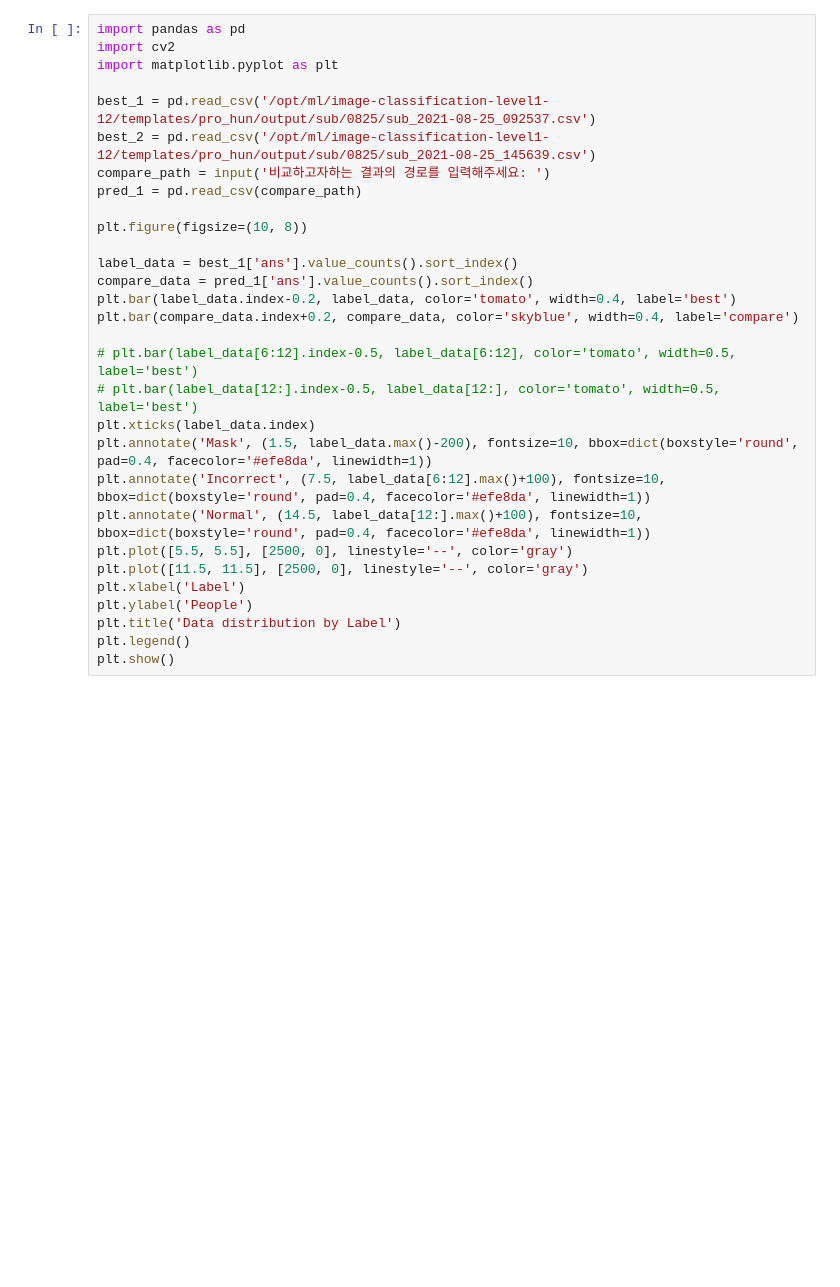
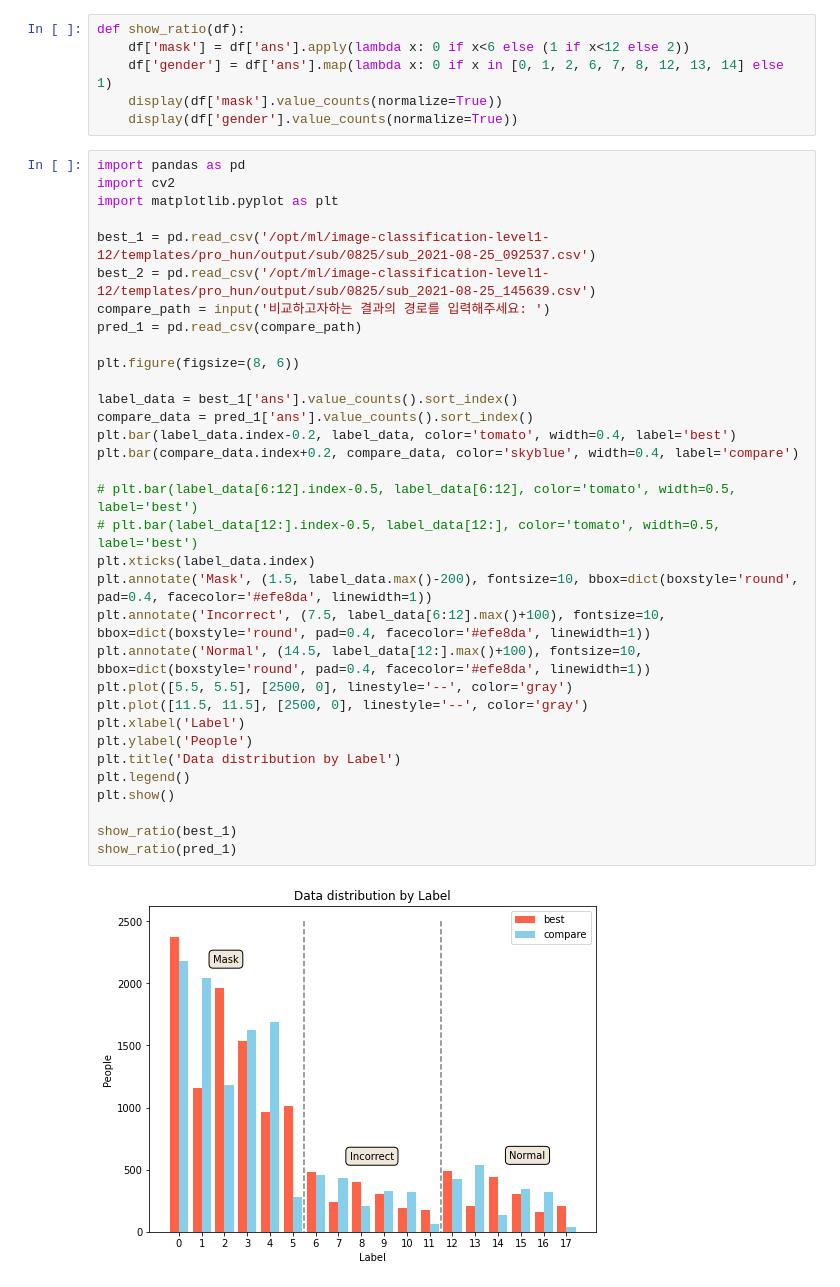
Before and after one commit to boostcampaitech2/image-classification-level1-12, a Jupyter notebook: templates/pro_hun/experiment/model_test.ipynb, the cells around one changed output. Cells and saved outputs as stored; diff of their text form; blank space fills up the shorter version.

Commit message:
ratio compare

```diff
--- a/templates/pro_hun/experiment/model_test.ipynb
+++ b/templates/pro_hun/experiment/model_test.ipynb
@@ -1,31 +1,41 @@
+# %%
+def show_ratio(df):
+	df['mask'] = df['ans'].apply(lambda x: 0 if x<6 else (1 if x<12 else 2))
+	df['gender'] = df['ans'].map(lambda x: 0 if x in [0, 1, 2, 6, 7, 8, 12, 13, 14] else 1)
+	display(df['mask'].value_counts(normalize=True))
+	display(df['gender'].value_counts(normalize=True))
 # %%
 import pandas as pd
 import cv2
 import matplotlib.pyplot as plt
 
 best_1 = pd.read_csv('/opt/ml/image-classification-level1-12/templates/pro_hun/output/sub/0825/sub_2021-08-25_092537.csv')
 best_2 = pd.read_csv('/opt/ml/image-classification-level1-12/templates/pro_hun/output/sub/0825/sub_2021-08-25_145639.csv')
 compare_path = input('비교하고자하는 결과의 경로를 입력해주세요: ')
 pred_1 = pd.read_csv(compare_path)
 
-plt.figure(figsize=(10, 8))
+plt.figure(figsize=(8, 6))
 
 label_data = best_1['ans'].value_counts().sort_index()
 compare_data = pred_1['ans'].value_counts().sort_index()
 plt.bar(label_data.index-0.2, label_data, color='tomato', width=0.4, label='best')
 plt.bar(compare_data.index+0.2, compare_data, color='skyblue', width=0.4, label='compare')
 
 # plt.bar(label_data[6:12].index-0.5, label_data[6:12], color='tomato', width=0.5, label='best')
 # plt.bar(label_data[12:].index-0.5, label_data[12:], color='tomato', width=0.5, label='best')
 plt.xticks(label_data.index)
 plt.annotate('Mask', (1.5, label_data.max()-200), fontsize=10, bbox=dict(boxstyle='round', pad=0.4, facecolor='#efe8da', linewidth=1))
 plt.annotate('Incorrect', (7.5, label_data[6:12].max()+100), fontsize=10, bbox=dict(boxstyle='round', pad=0.4, facecolor='#efe8da', linewidth=1))
 plt.annotate('Normal', (14.5, label_data[12:].max()+100), fontsize=10, bbox=dict(boxstyle='round', pad=0.4, facecolor='#efe8da', linewidth=1))
 plt.plot([5.5, 5.5], [2500, 0], linestyle='--', color='gray')
 plt.plot([11.5, 11.5], [2500, 0], linestyle='--', color='gray')
 plt.xlabel('Label')
 plt.ylabel('People')
 plt.title('Data distribution by Label')
 plt.legend()
 plt.show()
+
+show_ratio(best_1)
+show_ratio(pred_1)
 # %% [output]
+[figure, added]
```
Also changed, not shown: parts of 1 cell of this notebook.
